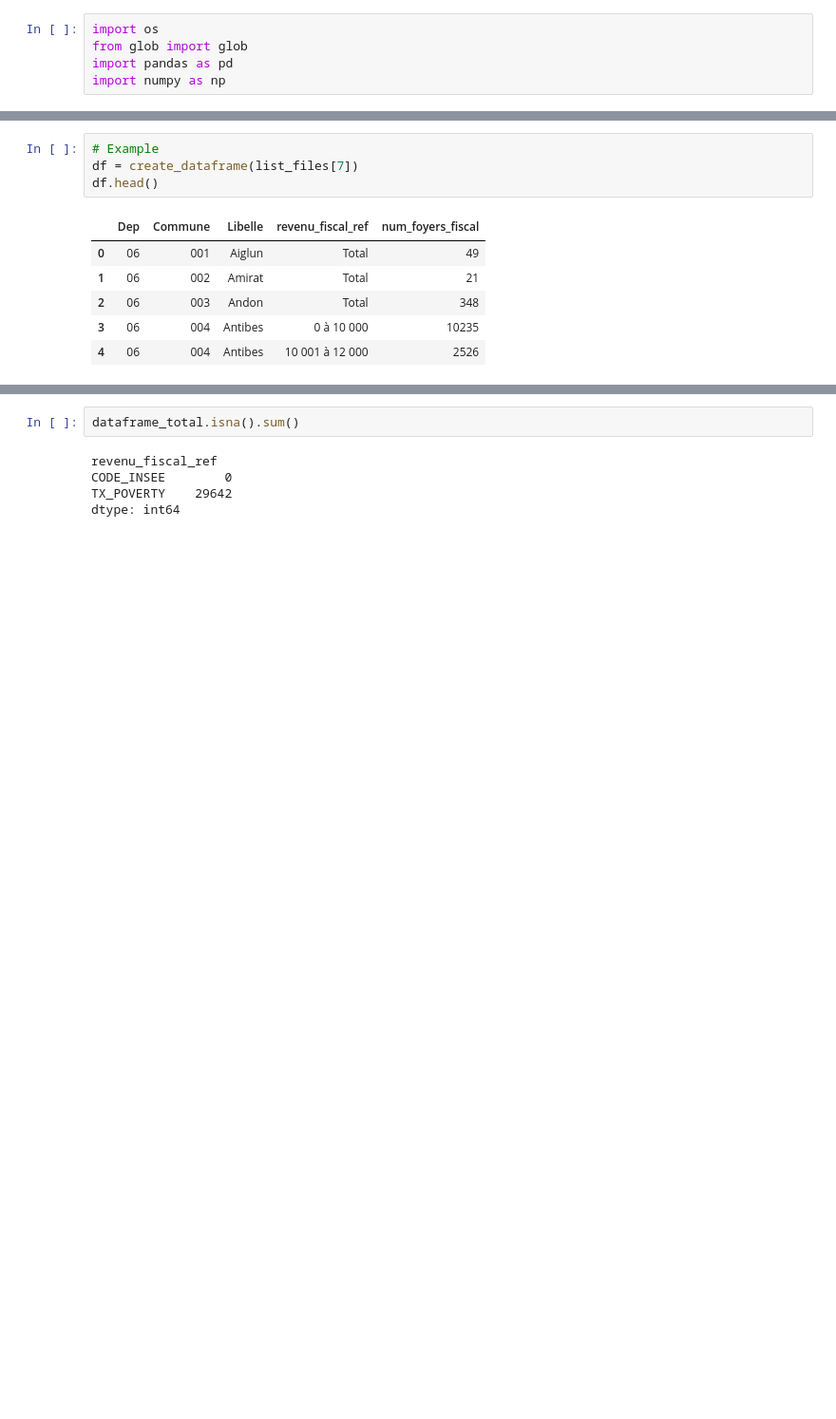
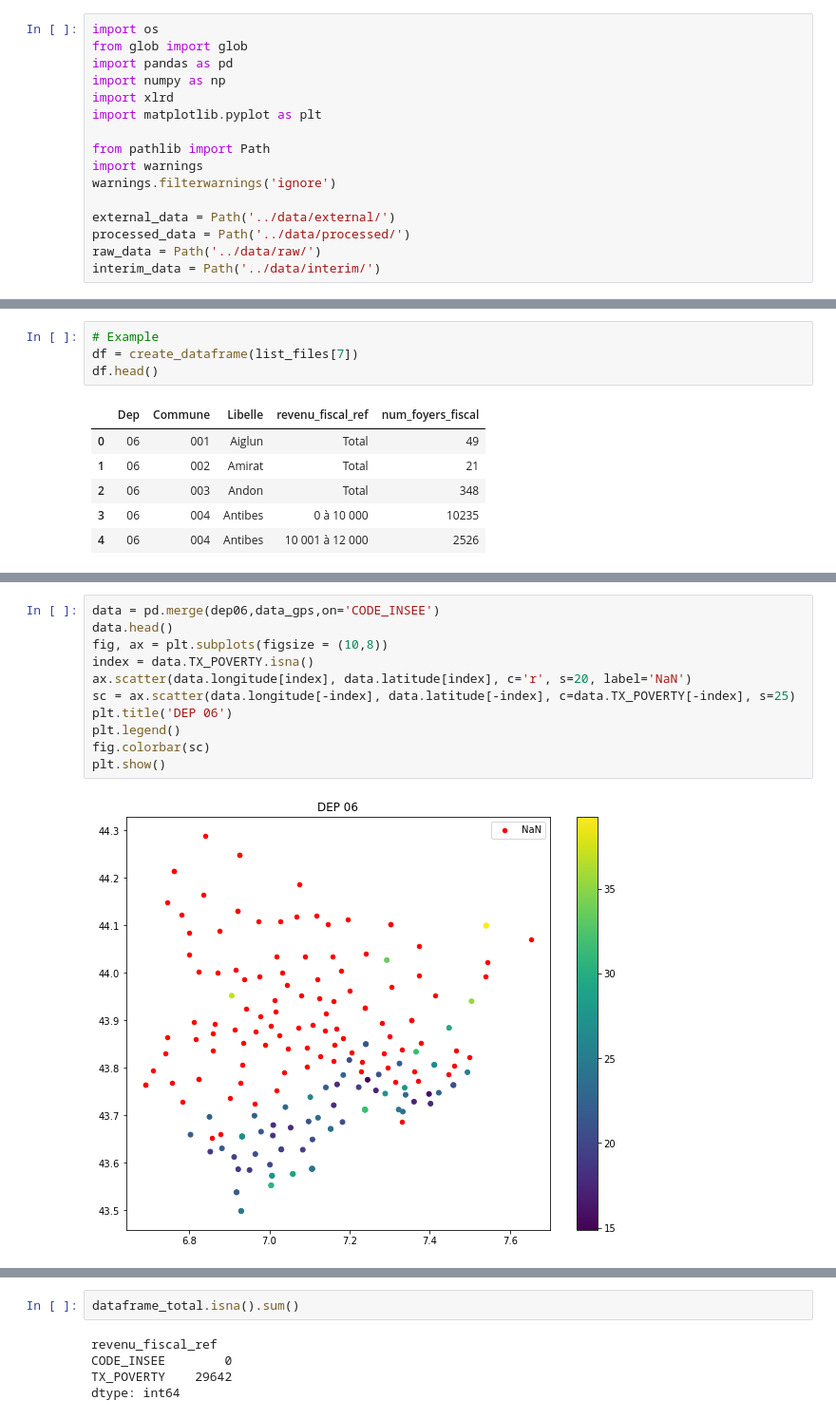
Before and after one commit to dataforgoodfr/batch8_mednum, a Jupyter notebook: notebooks/Getting_data_poverty.ipynb, the cells around one changed output, grey strips where cells are left out. Shown at 95% size. Saved outputs shown, nothing was run; the diff lists cells and outputs as text; blank space fills up the shorter version.

```diff
--- a/notebooks/Getting_data_poverty.ipynb
+++ b/notebooks/Getting_data_poverty.ipynb
@@ -5,6 +10,17 @@ import os
 from glob import glob
 import pandas as pd
 import numpy as np
+import xlrd
+import matplotlib.pyplot as plt
+
+from pathlib import Path
+import warnings
+warnings.filterwarnings('ignore')
+
+external_data = Path('../data/external/')
+processed_data = Path('../data/processed/')
+raw_data = Path('../data/raw/')
+interim_data = Path('../data/interim/')
 # %%
 #!pip install xlrd
 # %% [output]
@@ -248,0 +141,13 @@ dataframe_total.head()
+# %%
+data = pd.merge(dep06,data_gps,on='CODE_INSEE')
+data.head()
+fig, ax = plt.subplots(figsize = (10,8))
+index = data.TX_POVERTY.isna()
+ax.scatter(data.longitude[index], data.latitude[index], c='r', s=20, label='NaN')
+sc = ax.scatter(data.longitude[-index], data.latitude[-index], c=data.TX_POVERTY[-index], s=25)
+plt.title('DEP 06')
+plt.legend()
+fig.colorbar(sc)
+plt.show()
+# %% [output]
+[figure, added]
```
Also changed, not shown: parts of 76 cells of this notebook, 2 other files.
